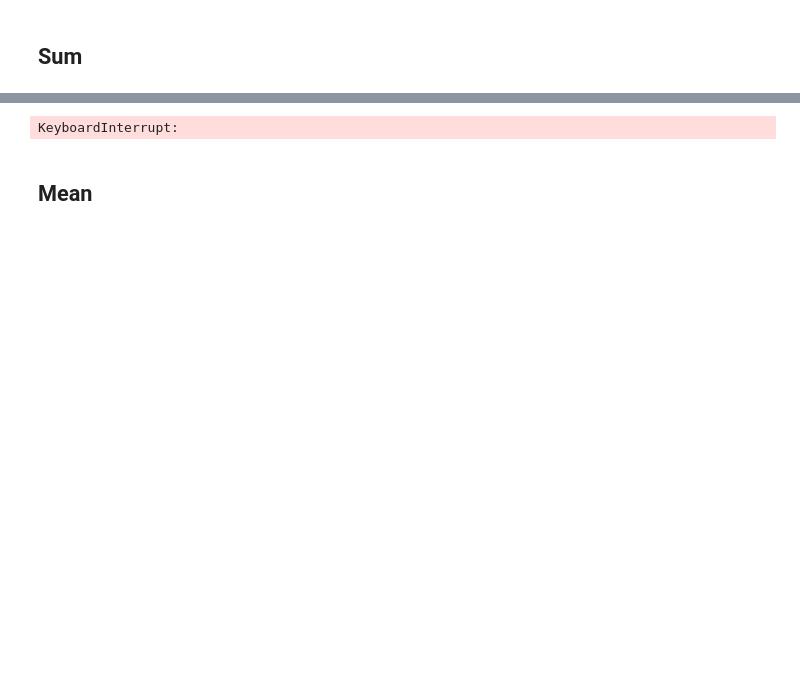
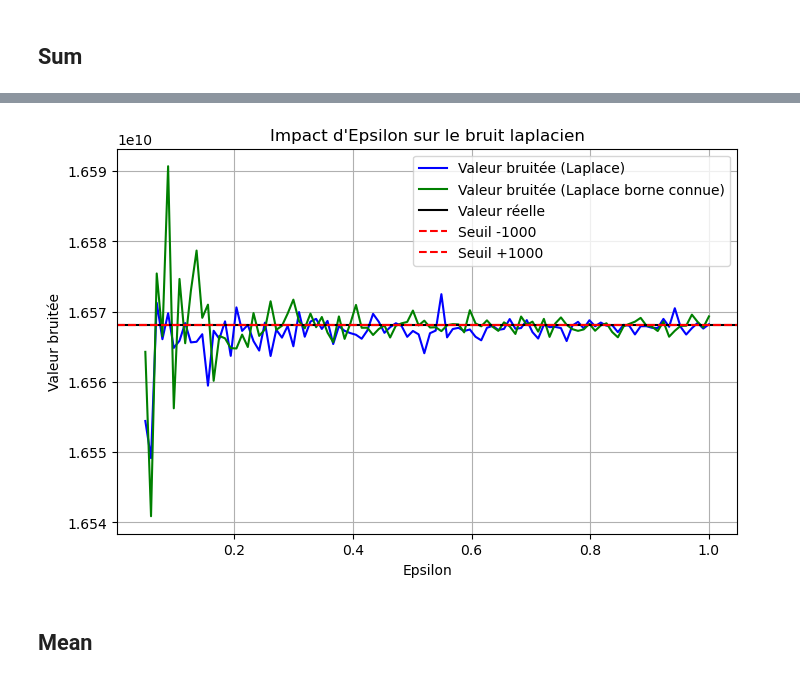
Before and after one commit to StuartBenoliel/Stage_3A, a Jupyter notebook: Didacticiel.ipynb, the cells around one changed output, grey strips where cells are left out. Saved outputs shown, nothing was run; the diff lists cells and outputs as text; code cells hidden in the pictures; blank space fills up the shorter version.

```diff
--- a/Didacticiel.ipynb
+++ b/Didacticiel.ipynb
@@ -277,24 +310,24 @@ KeyboardInterrupt:
 # %%
-epsilon_values = np.linspace(0, 1, 3)
+epsilon_values = np.linspace(0.05, 1, 100)
 noisy_values = [auto_sum(df[var_1], eps, poids= 1/2) for eps in epsilon_values]
-noisy_values_2 = [NoisySum(df[var_1], 0, 100, eps) for eps in epsilon_values]
+noisy_values_2 = [NoisySum(df[var_1], 0, 500_000, eps) for eps in epsilon_values]
 
 # Tracé
 plt.figure(figsize=(8, 5))
 plt.plot(epsilon_values, noisy_values, label="Valeur bruitée (Laplace)", color='blue')
 plt.plot(epsilon_values, noisy_values_2, label="Valeur bruitée (Laplace borne connue)", color='green')
 plt.axhline(df[var_1].sum(), color='black', linestyle='-', label="Valeur réelle")
 plt.axhline(df[var_1].sum()-1000, color='red', linestyle='--', label="Seuil -1000")
 plt.axhline(df[var_1].sum()+1000, color='red', linestyle='--', label="Seuil +1000")
 
 plt.xlabel("Epsilon")
 plt.ylabel("Valeur bruitée")
 plt.title("Impact d'Epsilon sur le bruit laplacien")
 plt.legend()
 plt.grid()
 plt.show()
 # %% [output]
-KeyboardInterrupt:
+[figure, added]
 # %% [markdown]
 ## Mean
 # %%
```
Also changed, not shown: parts of 13 cells of this notebook.
